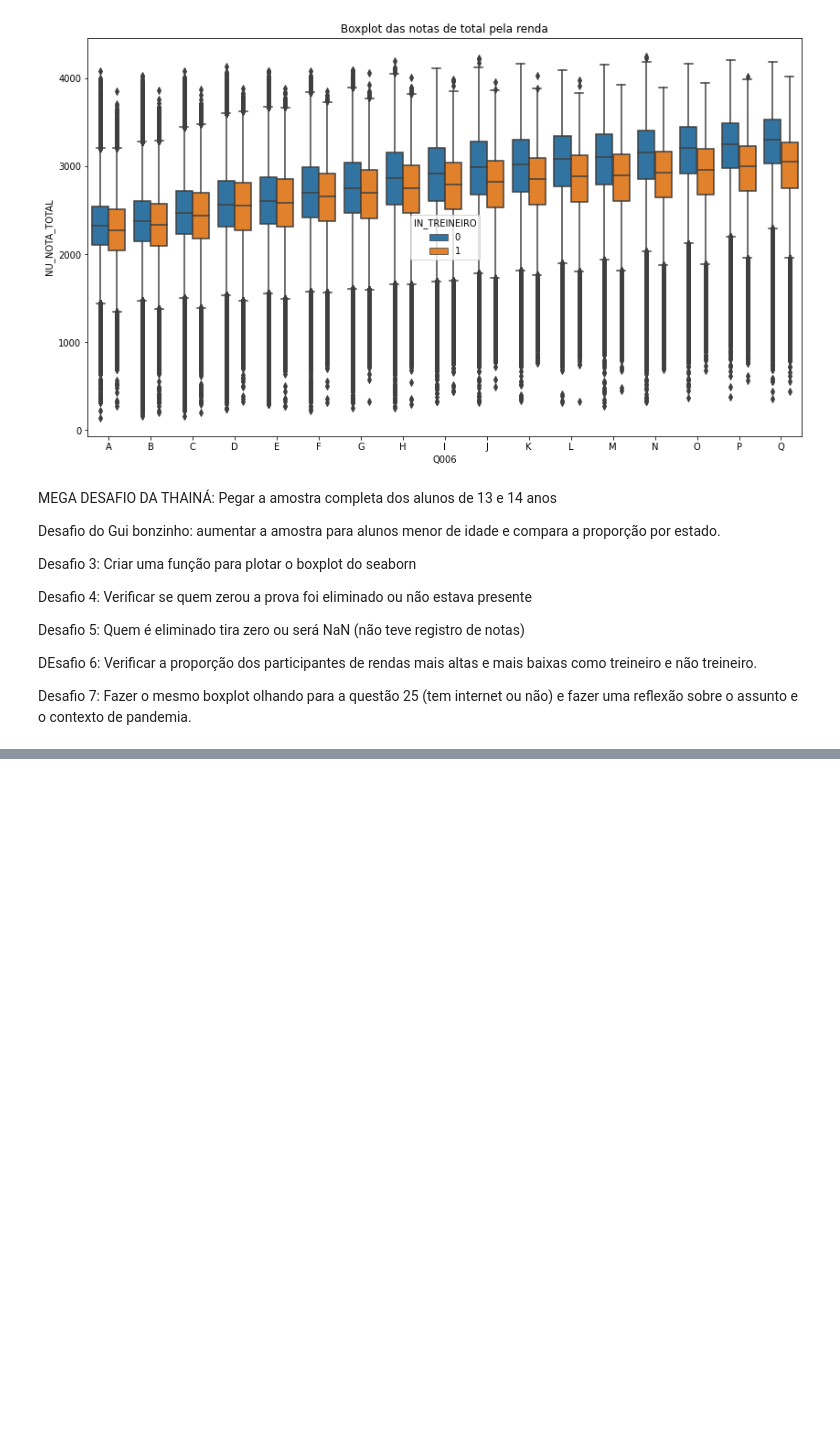
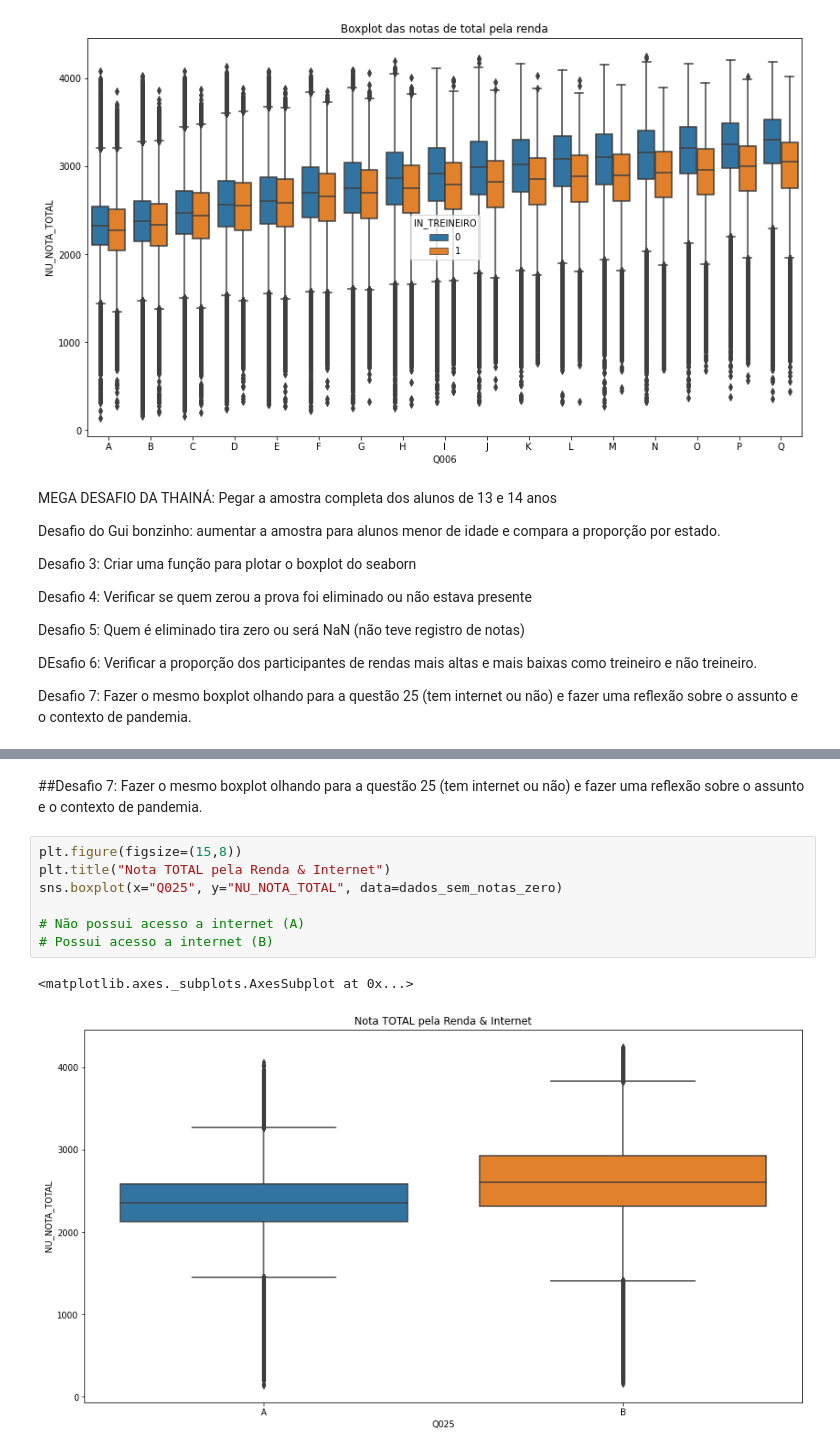
Before and after one commit to Daniel-ASG/IMERSAO_DADOS_ALURA, a Jupyter notebook: IMERSÃO_DADOS_Aula02.ipynb, the cells around one changed output, grey strips where cells are left out. Saved outputs shown, nothing was run; the diff lists cells and outputs as text; blank space fills up the shorter version.

```diff
--- a/IMERSÃO_DADOS_Aula02.ipynb
+++ b/IMERSÃO_DADOS_Aula02.ipynb
@@ -449,0 +526,12 @@ Desafio 7: Fazer o mesmo boxplot olhando para a questão 25 (tem internet ou nã
+# %% [markdown]
+##Desafio 7: Fazer o mesmo boxplot olhando para a questão 25 (tem internet ou não) e fazer uma reflexão sobre o assunto e o contexto de pandemia.
+# %%
+plt.figure(figsize=(15,8))
+plt.title("Nota TOTAL pela Renda & Internet")
+sns.boxplot(x="Q025", y="NU_NOTA_TOTAL", data=dados_sem_notas_zero)
+
+# Não possui acesso a internet (A)
+# Possui acesso a internet (B)
+# %% [output]
+<matplotlib.axes._subplots.AxesSubplot at 0x...>
+[figure, added]
```
Also changed, not shown: parts of 15 cells of this notebook.
